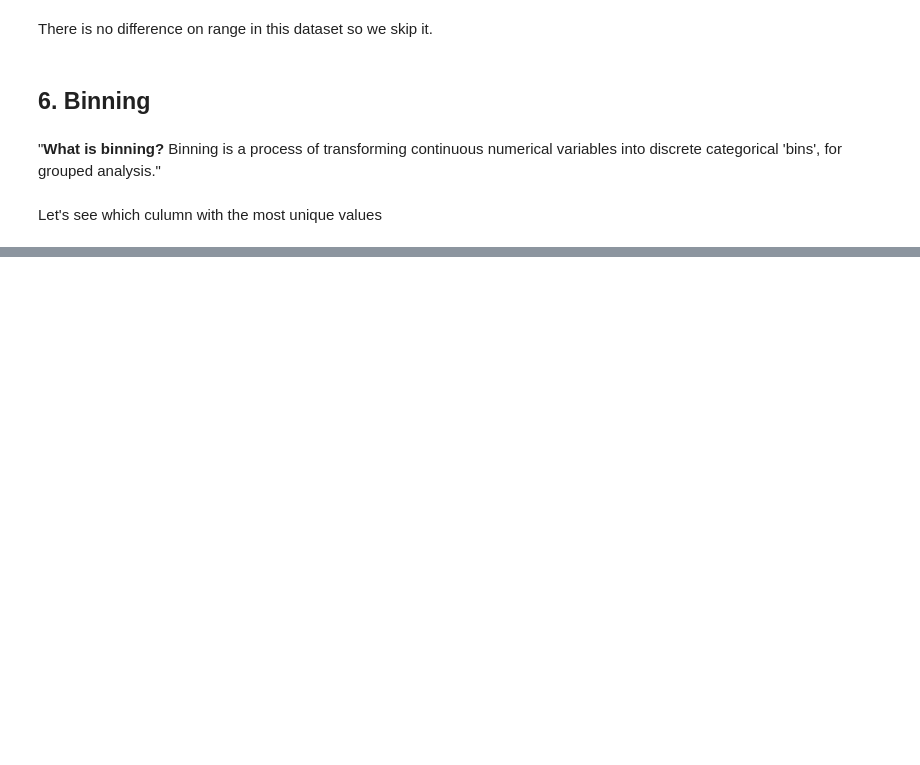
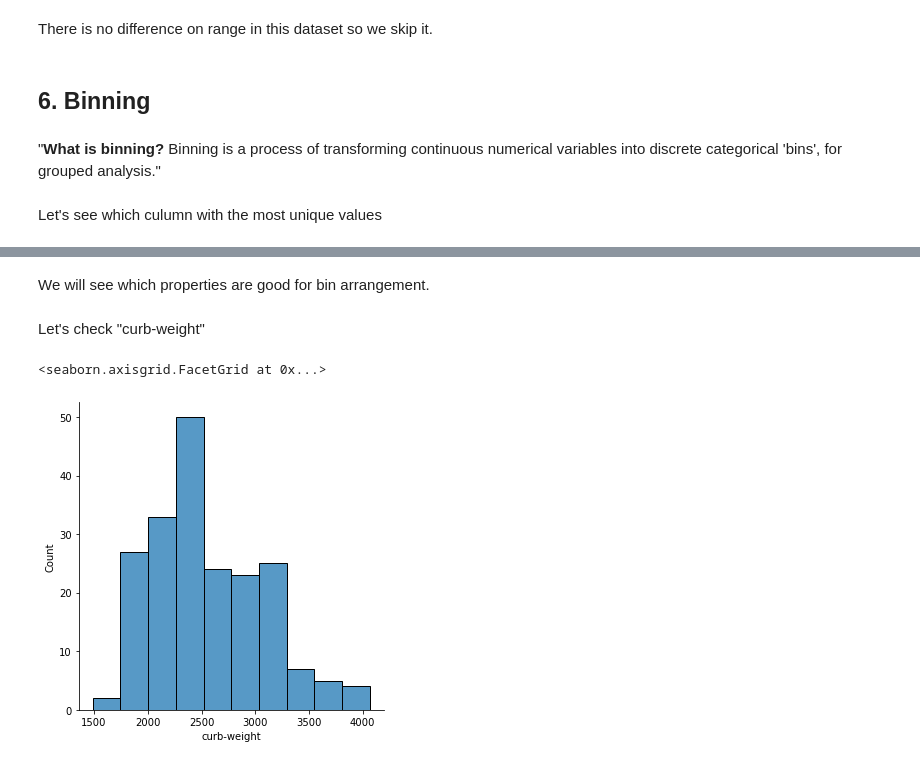
Before and after one commit to honhanbao/Data-Wrangling, a Jupyter notebook: data wrangling - Automobile Data Set.ipynb, the cells around one changed output, grey strips where cells are left out. Cells and saved outputs as stored; diff of their text form; code cells hidden in the pictures; blank space fills up the shorter version.

```diff
--- a/data wrangling - Automobile Data Set.ipynb
+++ b/data wrangling - Automobile Data Set.ipynb
@@ -518,0 +540,10 @@ Let's see which culumn with the most unique values
+# %% [markdown]
+We will see which properties are good for bin arrangement.
+# %% [markdown]
+Let's check "curb-weight"
+# %%
+# plt.pyplot.hist(df["curb-weight"])
+sns.displot(df["curb-weight"])
+# %% [output]
+<seaborn.axisgrid.FacetGrid at 0x...>
+[figure, added]
```
Also changed, not shown: parts of 38 cells of this notebook.
